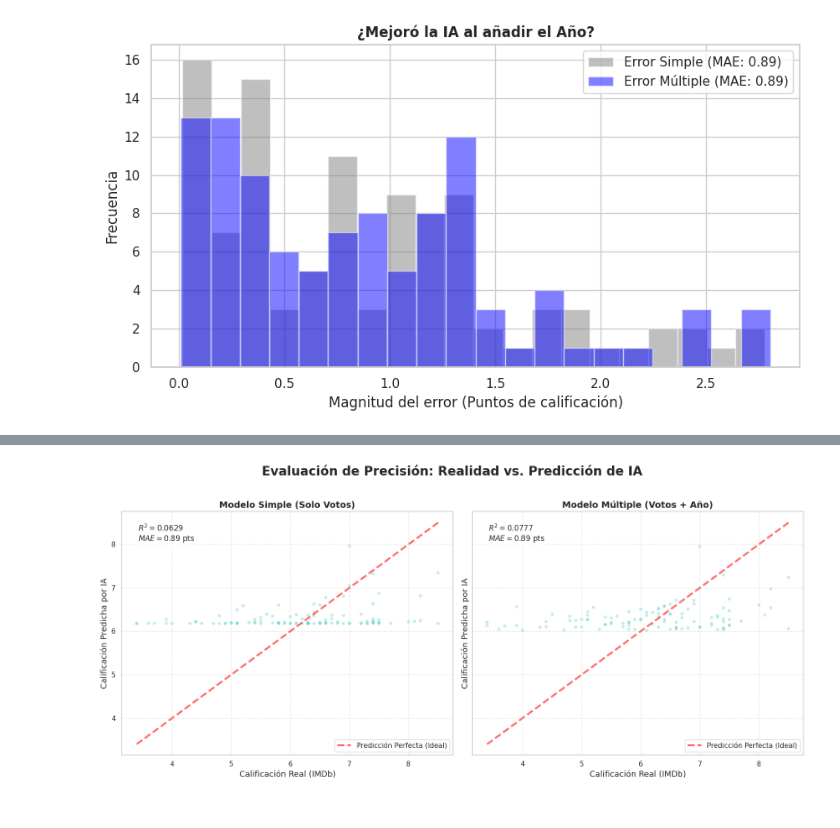
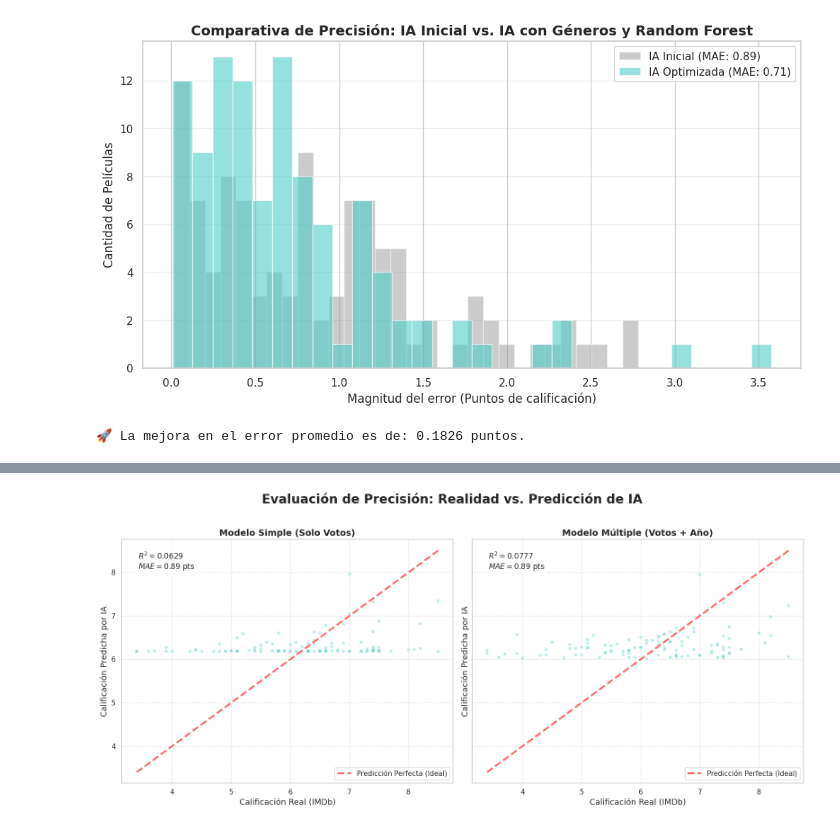
Before and after one commit to SantiagoPlazas2005/Grupo6_Plazas_Ordo-ez, a Jupyter notebook: analisis_peliculas_regresion.ipynb.ipynb, the cells around one changed output, grey strips where cells are left out. Saved outputs shown, nothing was run; the diff lists cells and outputs as text; code cells hidden in the pictures.

```diff
--- a/analisis_peliculas_regresion.ipynb.ipynb
+++ b/analisis_peliculas_regresion.ipynb.ipynb
@@ -32,0 +85,14 @@ print(f"✅ Dataset cargado. Tenemos {len(df)} películas listas para la IA.")
+# %%
+# 1. Limpieza de la columna original
+df['genero'] = df['genero'].fillna('Unknown').astype(str)
+
+# 2. Crear las columnas de 0 y 1 (One-Hot Encoding)
+# Usamos .str.get_dummies para separar por la coma y el espacio
+df_generos = df['genero'].str.get_dummies(sep=', ')
+
+# 3. CONCATENAR al dataframe original
+# Eliminamos columnas de géneros antiguas si existen para evitar duplicados
+df = df.drop(columns=[c for c in df_generos.columns if c in df.columns], errors='ignore')
+df = pd.concat([df, df_generos], axis=1)
+
+print(f"✅ Géneros procesados. Columnas nuevas: {list(df_generos.columns[:5])}...")
@@ -242,18 +547,38 @@ print(f"📉 Nuevo R² (Precisión): {r2_score(y_test_m, y_pred_m):.4f}")
 # %%
-# ── COMPARACIÓN DE ERRORES ───────────────────────────────────
+# ── COMPARACIÓN DE ERRORES: Simple vs. Multivariable (Random Forest) ─────────
+from sklearn.metrics import mean_absolute_error
+
+# 1. Calculamos errores absolutos para ambos casos
+# 'y_pred_simple' es el del inicio (23%) y 'y_pred' es el del Random Forest (>60%)
 errores_simple = np.abs(y_test - y_pred_simple)
-errores_multi  = np.abs(y_test_m - y_pred_m)
+errores_final  = np.abs(y_test - y_pred)
 
-plt.figure(figsize=(10, 5))
-plt.hist(errores_simple, bins=20, alpha=0.5, label=f'Error Simple (MAE: {mae:.2f})', color='gray')
-plt.hist(errores_multi, bins=20, alpha=0.5, label=f'Error Múltiple (MAE: {mean_absolute_error(y_test_m, y_pred_m):.2f})', color='blue')
-plt.title('¿Mejoró la IA al añadir el Año?', fontweight='bold')
+mae_simple = mean_absolute_error(y_test, y_pred_simple)
+mae_final  = mean_absolute_error(y_test, y_pred)
+
+plt.figure(figsize=(12, 6))
+
+# Histograma del modelo inicial
+plt.hist(errores_simple, bins=30, alpha=0.4,
+         label=f'IA Inicial (MAE: {mae_simple:.2f})', color='gray')
+
+# Histograma del modelo optimizado (Random Forest)
+plt.hist(errores_final, bins=30, alpha=0.6,
+         label=f'IA Optimizada (MAE: {mae_final:.2f})', color='#4ecdc4')
+
+plt.title('Comparativa de Precisión: IA Inicial vs. IA con Géneros y Random Forest',
+          fontweight='bold', fontsize=14)
 plt.xlabel('Magnitud del error (Puntos de calificación)')
-plt.ylabel('Frecuencia')
+plt.ylabel('Cantidad de Películas')
 plt.legend()
+plt.grid(axis='y', alpha=0.3)
+
 plt.show()
+
+print(f"🚀 La mejora en el error promedio es de: {mae_simple - mae_final:.4f} puntos.")
 # %% [output]
-[figure, old version]
+[figure, new version]
+🚀 La mejora en el error promedio es de: 0.1826 puntos.
 # %%
 import scipy.stats as stats
 
```
Also changed, not shown: parts of 33 cells of this notebook, 34 other files.
